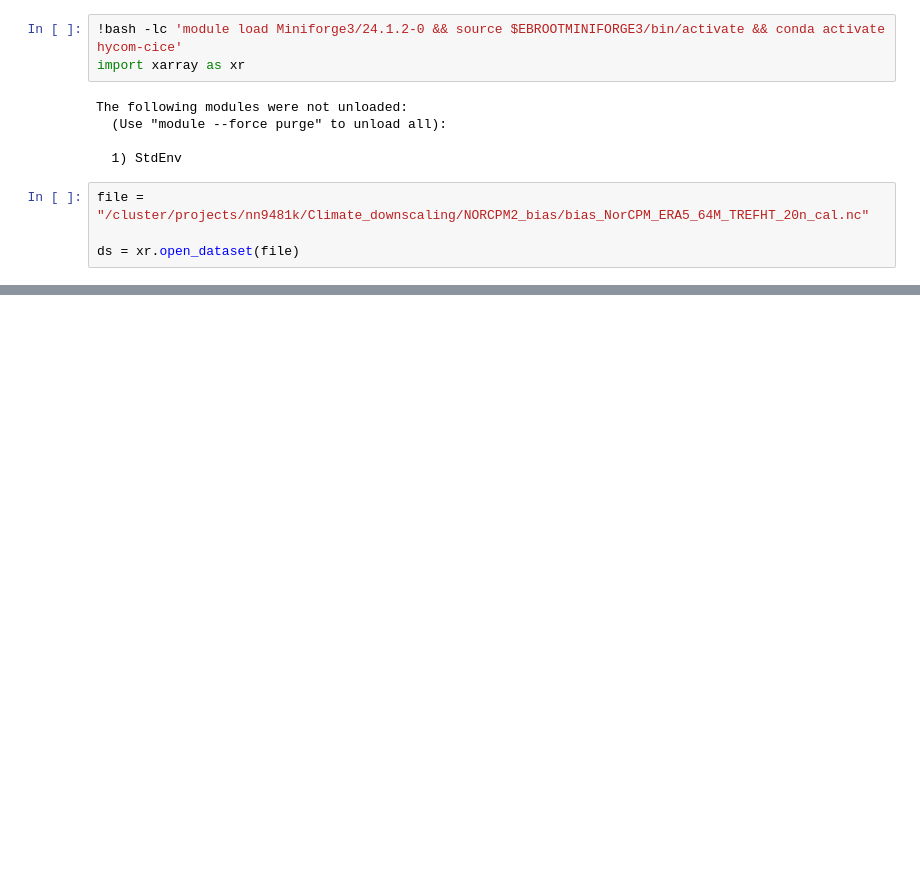
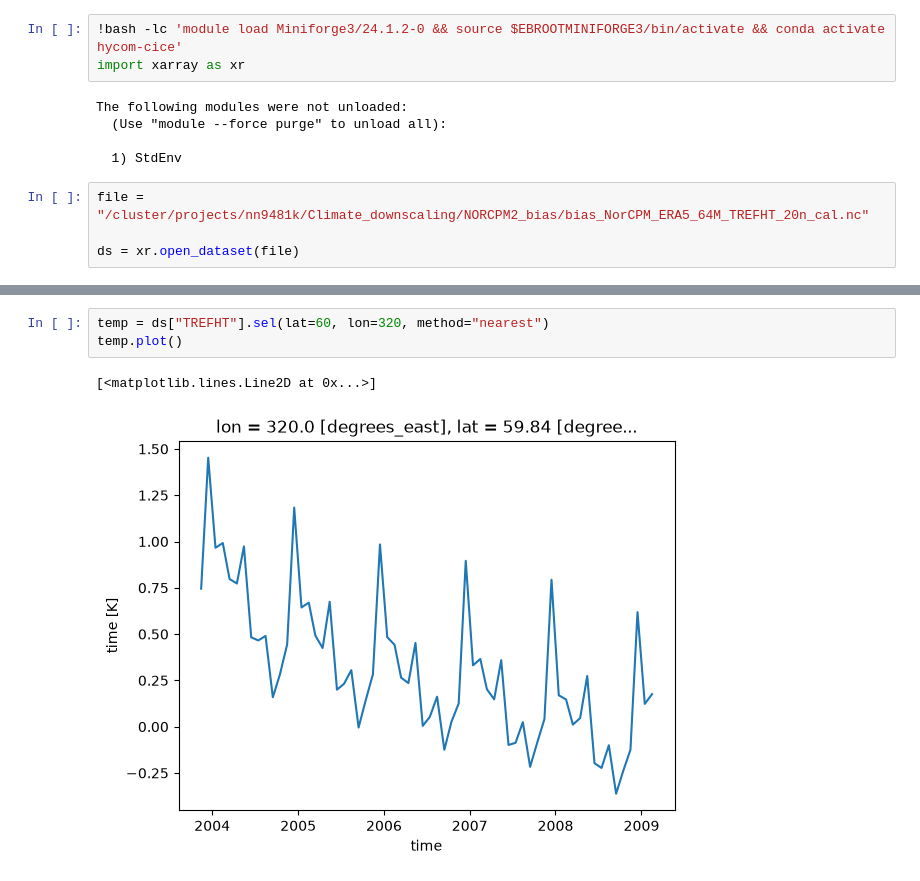
Before and after one commit to lilleannette/Script-tools, a Jupyter notebook: SEACLIM/correct_TREFHT_bias.ipynb, the cells around one changed output, grey strips where cells are left out. Saved outputs shown, nothing was run; the diff lists cells and outputs as text; blank space fills up the shorter version.

Commit message:
Final temp correction and keeping all data on work area

```diff
--- a/SEACLIM/correct_TREFHT_bias.ipynb
+++ b/SEACLIM/correct_TREFHT_bias.ipynb
@@ -47,3 +48,9 @@ temp.plot()
+# %%
+temp = ds["TREFHT"].sel(lat=60, lon=320, method="nearest")
+temp.plot()
+# %% [output]
+[<matplotlib.lines.Line2D at 0x...>]
+[figure, added]
 # %%
 ds
 # %% [output]
```
Also changed, not shown: parts of 5 cells of this notebook, 5 other files.
